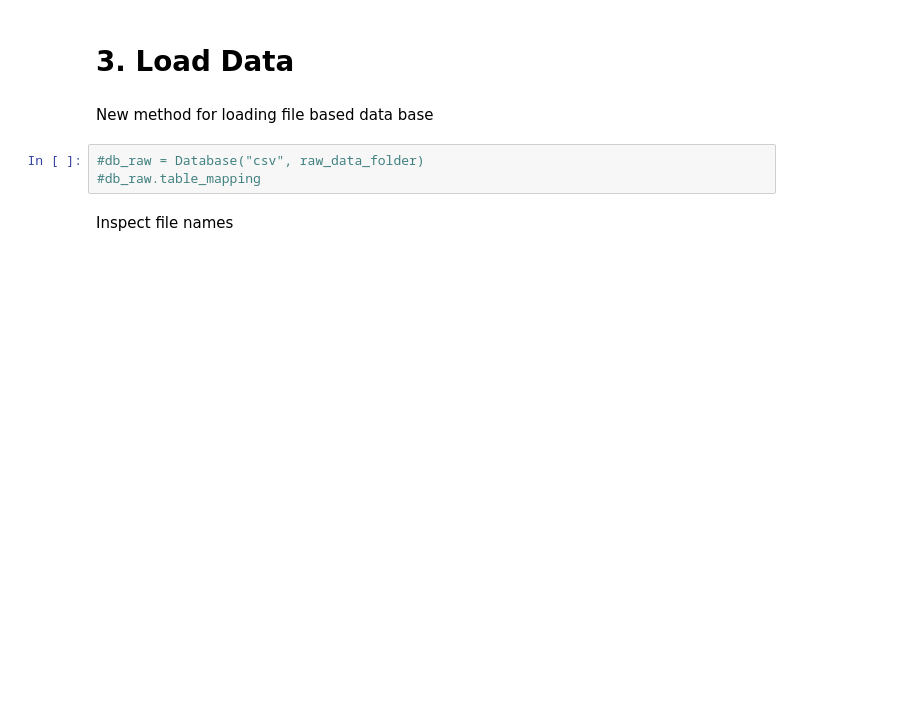
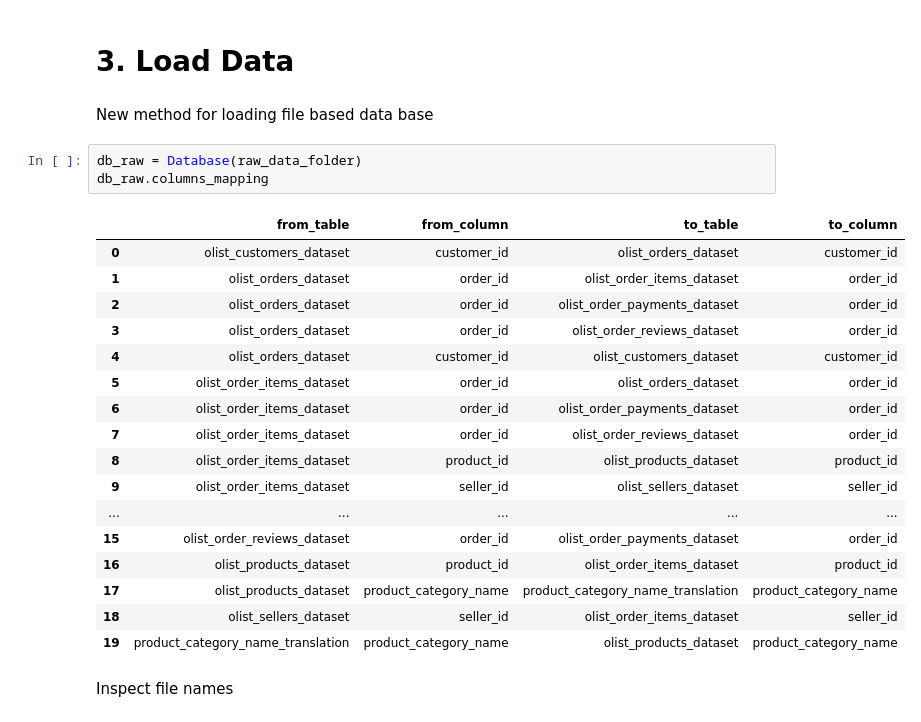
Before and after one commit to vmichael89/cf-brazilian-ecommerce-olist, a Jupyter notebook: notebooks/cleaning_exploration.ipynb, the cells around one changed output. Cells and saved outputs as stored; diff of their text form; blank space fills up the shorter version.

Commit message:
easier and more rebust way to identify inter table key relationships

```diff
--- a/notebooks/cleaning_exploration.ipynb
+++ b/notebooks/cleaning_exploration.ipynb
@@ -125,8 +125,26 @@ overlap_ratio_file = report_folder / "column_overlap_ratios.xlsx"
 # %% [markdown]
 New method for loading file based data base
 # %%
-#db_raw = Database("csv", raw_data_folder)
-#db_raw.table_mapping
+db_raw = Database(raw_data_folder)
+db_raw.columns_mapping
+# %% [output]
+|  | from_table | from_column | to_table | to_column |
+| 0 | olist_customers_dataset | customer_id | olist_orders_dataset | customer_id |
+| 1 | olist_orders_dataset | order_id | olist_order_items_dataset | order_id |
+| 2 | olist_orders_dataset | order_id | olist_order_payments_dataset | order_id |
+| 3 | olist_orders_dataset | order_id | olist_order_reviews_dataset | order_id |
+| 4 | olist_orders_dataset | customer_id | olist_customers_dataset | customer_id |
+| 5 | olist_order_items_dataset | order_id | olist_orders_dataset | order_id |
+| 6 | olist_order_items_dataset | order_id | olist_order_payments_dataset | order_id |
+| 7 | olist_order_items_dataset | order_id | olist_order_reviews_dataset | order_id |
+| 8 | olist_order_items_dataset | product_id | olist_products_dataset | product_id |
+| 9 | olist_order_items_dataset | seller_id | olist_sellers_dataset | seller_id |
+| ... | ... | ... | ... | ... |
+| 15 | olist_order_reviews_dataset | order_id | olist_order_payments_dataset | order_id |
+| 16 | olist_products_dataset | product_id | olist_order_items_dataset | product_id |
+| 17 | olist_products_dataset | product_category_name | product_category_name_translation | product_category_name |
+| 18 | olist_sellers_dataset | seller_id | olist_order_items_dataset | seller_id |
+| 19 | product_category_name_translation | product_category_name | olist_products_dataset | product_category_name |
 # %% [markdown]
 Inspect file names
 # %%
```
Also changed, not shown: parts of 20 cells of this notebook.
